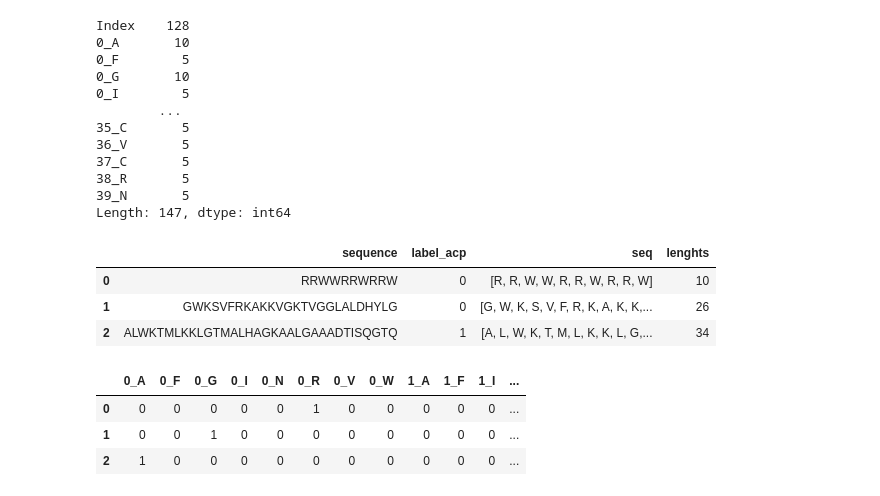
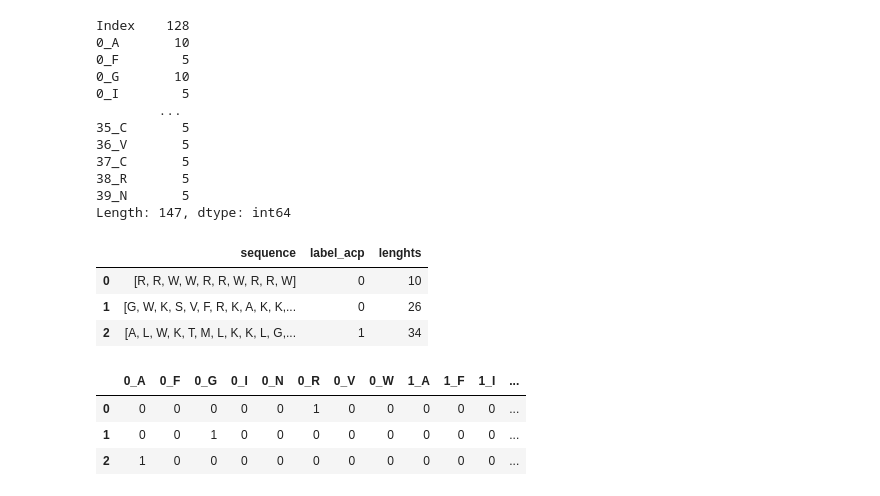
Before and after one commit to vin00d/peptide, a Jupyter notebook: 02_preprocessing_embedding.ipynb, the cells around one changed output. Cells and saved outputs as stored; diff of their text form; code cells hidden in the pictures.

```diff
--- a/02_preprocessing_embedding.ipynb
+++ b/02_preprocessing_embedding.ipynb
@@ -50,4 +53,4 @@ acp_train_df.head(5)
 ### Small Dataset
 Get a small dataset for experiments
 # %%
-small_train_df = acp_train_df[:10].copy()
+small_df = acp_train_df[:10].copy()
@@ -84,0 +71,2 @@ small_train_df
+# %%
+small_df, small_features, small_labels = extract_features_labels(small_df)
@@ -198,12 +212,12 @@ Length: 147, dtype: int64
 # %%
 pd.set_option('display.max_columns', 150)
 # %%
-small_train_df.loc[0:2]
+small_df.loc[0:2]
 # %% [output]
-|  | sequence | label_acp | seq | lenghts |
-| 0 | RRWWRRWRRW | 0 | [R, R, W, W, R, R, W, R, R, W] | 10 |
-| 1 | GWKSVFRKAKKVGKTVGGLALDHYLG | 0 | [G, W, K, S, V, F, R, K, A, K, K,... | 26 |
-| 2 | ALWKTMLKKLGTMALHAGKAALGAAADTISQGTQ | 1 | [A, L, W, K, T, M, L, K, K, L, G,... | 34 |
+|  | sequence | label_acp | lenghts |
+| 0 | [R, R, W, W, R, R, W, R, R, W] | 0 | 10 |
+| 1 | [G, W, K, S, V, F, R, K, A, K, K,... | 0 | 26 |
+| 2 | [A, L, W, K, T, M, L, K, K, L, G,... | 1 | 34 |
 # %%
 features_ohe.loc[0:2]
 # %% [output]
```
Also changed, not shown: parts of 19 cells of this notebook, 8 other files.
